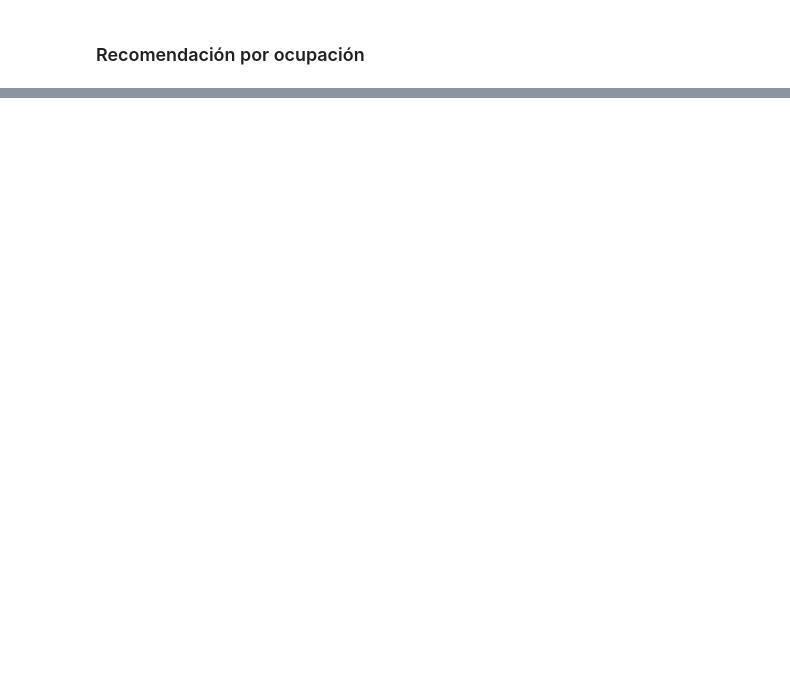
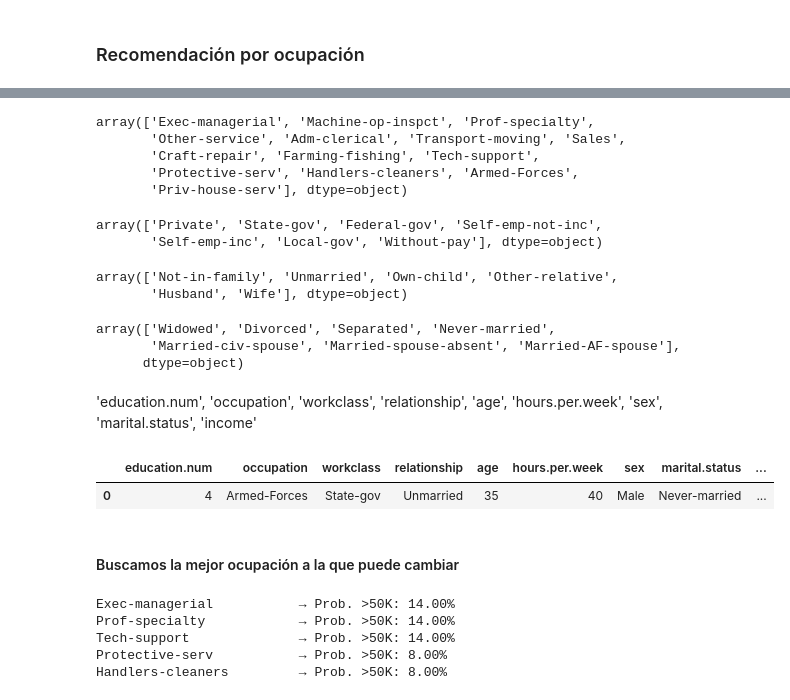
Before and after one commit to 4GeeksAcademy/sayons-intro-ml-new, a Jupyter notebook: src/13-recommendation-systems.ipynb, the cells around one changed output, grey strips where cells are left out. Saved outputs shown, nothing was run; the diff lists cells and outputs as text; code cells hidden in the pictures; blank space fills up the shorter version.

```diff
--- a/src/13-recommendation-systems.ipynb
+++ b/src/13-recommendation-systems.ipynb
@@ -424,0 +412,36 @@ Tech-support              → Prob. >50K: 55.20%
+# %%
+df_final['occupation'].unique()
+# %% [output]
+array(['Exec-managerial', 'Machine-op-inspct', 'Prof-specialty',
+       'Other-service', 'Adm-clerical', 'Transport-moving', 'Sales',
+       'Craft-repair', 'Farming-fishing', 'Tech-support',
+       'Protective-serv', 'Handlers-cleaners', 'Armed-Forces',
+       'Priv-house-serv'], dtype=object)
+# %%
+df_final['workclass'].unique()
+# %% [output]
+array(['Private', 'State-gov', 'Federal-gov', 'Self-emp-not-inc',
+       'Self-emp-inc', 'Local-gov', 'Without-pay'], dtype=object)
+# %%
+df_final['relationship'].unique()
+# %% [output]
+array(['Not-in-family', 'Unmarried', 'Own-child', 'Other-relative',
+       'Husband', 'Wife'], dtype=object)
+# %%
+df_final['marital.status'].unique()
+# %% [output]
+array(['Widowed', 'Divorced', 'Separated', 'Never-married',
+       'Married-civ-spouse', 'Married-spouse-absent', 'Married-AF-spouse'],
+      dtype=object)
+# %% [markdown]
+'education.num', 'occupation', 'workclass', 'relationship', 'age', 'hours.per.week', 'sex', 'marital.status', 'income'
+# %%
+columnas = ['education.num', 'occupation', 'workclass', 'relationship', 'age', 'hours.per.week', 'sex', 'marital.status', 'income']
+datos_usuario = [4, 'Armed-Forces', 'State-gov', 'Unmarried', 35, 40, 'Male', 'Never-married', '<=50K']
+nuevo_usuario = pd.DataFrame([datos_usuario], columns=columnas)
+nuevo_usuario
+# %% [output]
+|  | education.num | occupation | workclass | relationship | age | hours.per.week | sex | marital.status | ... |
+| 0 | 4 | Armed-Forces | State-gov | Unmarried | 35 | 40 | Male | Never-married | ... |
+# %% [markdown]
+#### Buscamos la mejor ocupación a la que puede cambiar
@@ -424,0 +464,11 @@ Tech-support              → Prob. >50K: 55.20%
+# %%
+resultados_ordenados = sorted(resultados, key=lambda x: x[1], reverse=True)
+
+for ocup, p in resultados_ordenados[:5]:
+    print(f"{ocup:25s} → Prob. >50K: {p:.2%}")
+# %% [output]
+Exec-managerial           → Prob. >50K: 14.00%
+Prof-specialty            → Prob. >50K: 14.00%
+Tech-support              → Prob. >50K: 14.00%
+Protective-serv           → Prob. >50K: 8.00%
+Handlers-cleaners         → Prob. >50K: 8.00%
```
Also changed, not shown: parts of 20 cells of this notebook.
